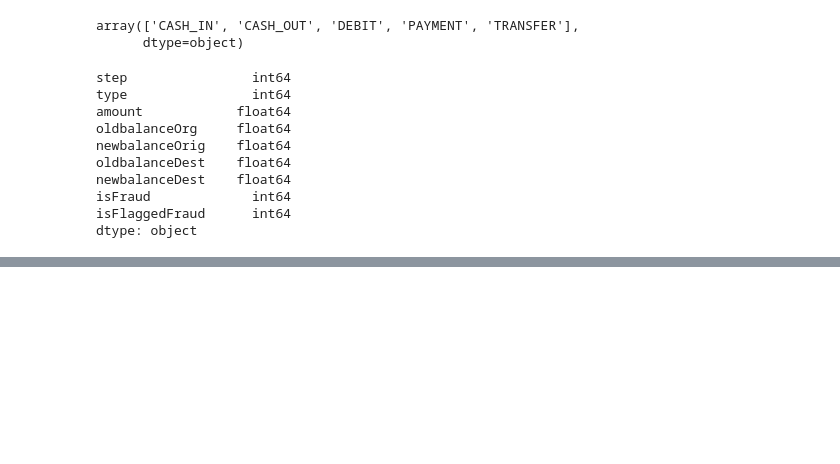
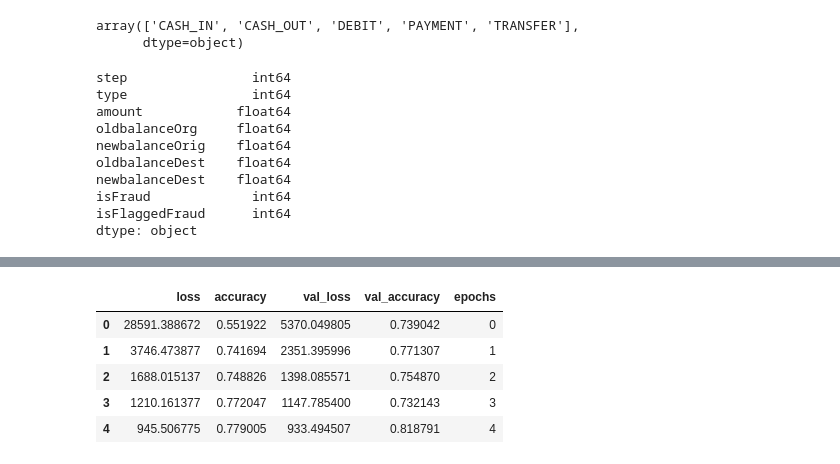
Before and after one commit to knowell41/Tech-Explorer-Fraud-Detection-API, a Jupyter notebook: notebook/Analysis.ipynb, the cells around one changed output, grey strips where cells are left out. Saved outputs shown, nothing was run; the diff lists cells and outputs as text; code cells hidden in the pictures; blank space fills up the shorter version.

```diff
--- a/notebook/Analysis.ipynb
+++ b/notebook/Analysis.ipynb
@@ -207,0 +283,12 @@ X_train, X_test, y_train, y_test = train_test_split(X, y, test_size=0.3, random_
+# %%
+
+input_dim = X_train.shape[1]
+def baseModel():
+    opt = RMSprop(learning_rate= 0.00005)
+    model = Sequential()
+    model.add(Dense(20, input_dim=input_dim, activation='relu'))
+    model.add(Dense(1, kernel_initializer='normal', activation='sigmoid'))
+    model.compile(loss='binary_crossentropy', optimizer=opt, metrics=['accuracy'])
+    return model
+# %%
+model = baseModel()
@@ -207,0 +337,14 @@ X_train, X_test, y_train, y_test = train_test_split(X, y, test_size=0.3, random_
+# %%
+import seaborn as sns
+import numpy as np
+
+histotyDF = pd.DataFrame.from_dict(history.history)
+histotyDF["epochs"] = np.arange(len(histotyDF))
+histotyDF.head()
+# %% [output]
+|  | loss | accuracy | val_loss | val_accuracy | epochs |
+| 0 | 28591.388672 | 0.551922 | 5370.049805 | 0.739042 | 0 |
+| 1 | 3746.473877 | 0.741694 | 2351.395996 | 0.771307 | 1 |
+| 2 | 1688.015137 | 0.748826 | 1398.085571 | 0.754870 | 2 |
+| 3 | 1210.161377 | 0.772047 | 1147.785400 | 0.732143 | 3 |
+| 4 | 945.506775 | 0.779005 | 933.494507 | 0.818791 | 4 |
```
Also changed, not shown: parts of 29 cells of this notebook, 1 other file.
